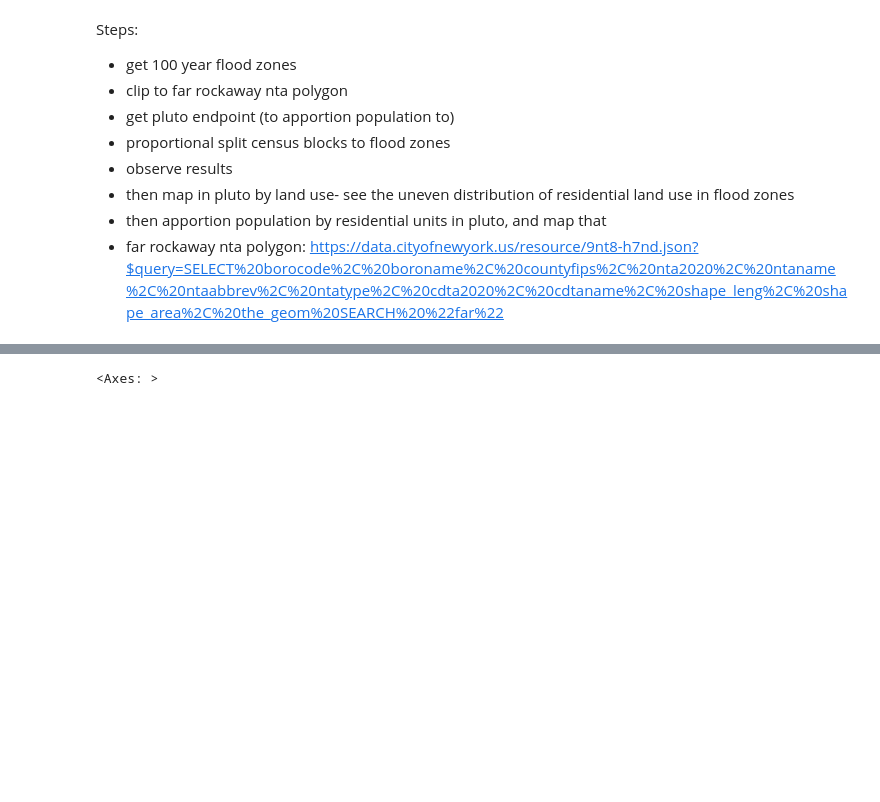
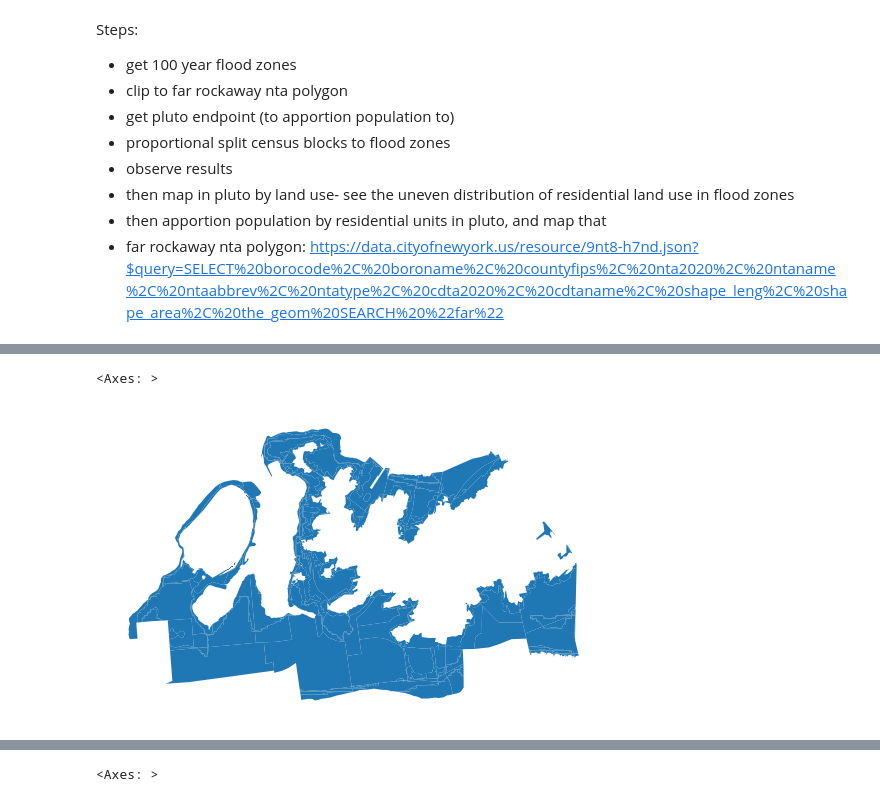
Before and after one commit to mapping-systems/cdp-mapping-systems, a Jupyter notebook: content/Tutorials/flood_vulnerability_proportional_split.ipynb, the cells around one changed output, grey strips where cells are left out. Saved outputs shown, nothing was run; the diff lists cells and outputs as text; code cells hidden in the pictures; blank space fills up the shorter version.

```diff
--- a/content/Tutorials/flood_vulnerability_proportional_split.ipynb
+++ b/content/Tutorials/flood_vulnerability_proportional_split.ipynb
@@ -84,0 +106,9 @@ far_rockaway_pluto_gdf = gpd.GeoDataFrame.from_features(
+# %%
+flood_zone_in_study_area_gdf = gpd.overlay(
+    census_far_rockaway_gdf, flood_zones_2050_gdf, how="intersection"
+)
+# %%
+flood_zone_in_study_area_gdf.plot()
+# %% [output]
+<Axes: >
+[figure, added]
```
Also changed, not shown: parts of 29 cells of this notebook, 1 other file.
